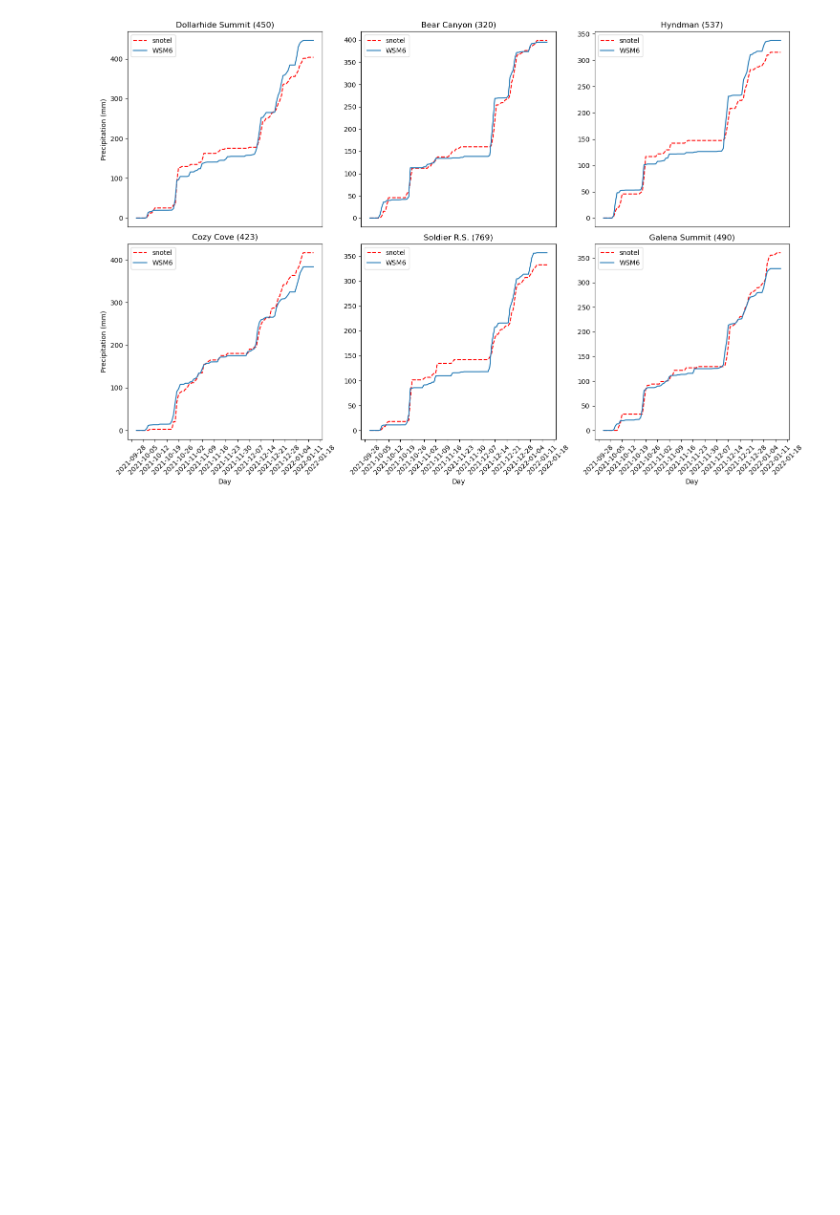
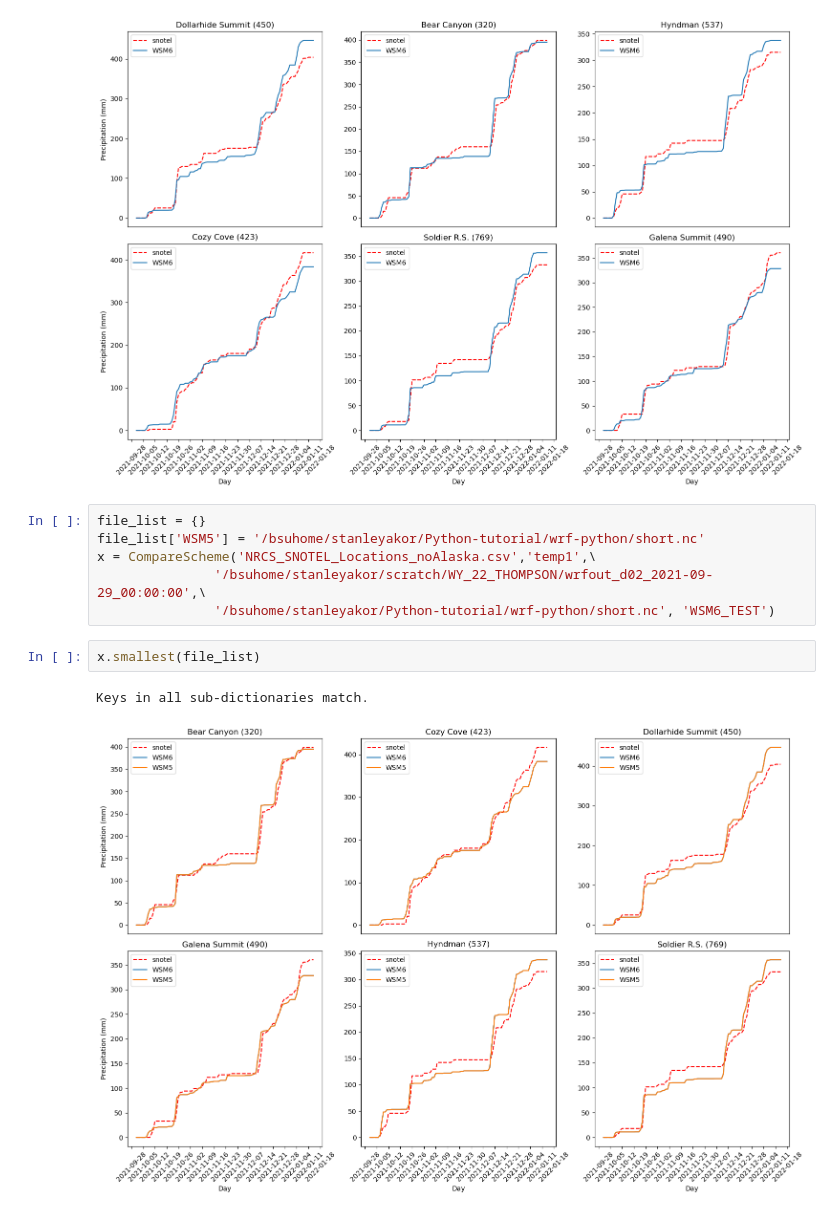
Before and after one commit to stanleyakor1/Python-tutorial, a Jupyter notebook: wrf-python/WY_2022_ANALYSIS.ipynb, the cells around one changed output. Cells and saved outputs as stored; diff of their text form; blank space fills up the shorter version.

Commit message:
Added multischeme compare

```diff
--- a/wrf-python/WY_2022_ANALYSIS.ipynb
+++ b/wrf-python/WY_2022_ANALYSIS.ipynb
@@ -23,3 +23,14 @@ x = getclosest('NRCS_SNOTEL_Locations_noAlaska.csv','temp1',\
 x.compare_smallest()
 # %% [output]
 [figure]
+# %%
+file_list = {}
+file_list['WSM5'] = '/bsuhome/stanleyakor/Python-tutorial/wrf-python/short.nc'
+x = CompareScheme('NRCS_SNOTEL_Locations_noAlaska.csv','temp1',\
+               '/bsuhome/stanleyakor/scratch/WY_22_THOMPSON/wrfout_d02_2021-09-29_00:00:00',\
+               '/bsuhome/stanleyakor/Python-tutorial/wrf-python/short.nc', 'WSM6_TEST')
+# %%
+x.smallest(file_list)
+# %% [output]
+Keys in all sub-dictionaries match.
+[figure, added]
```
Also changed, not shown: 1 other file.
